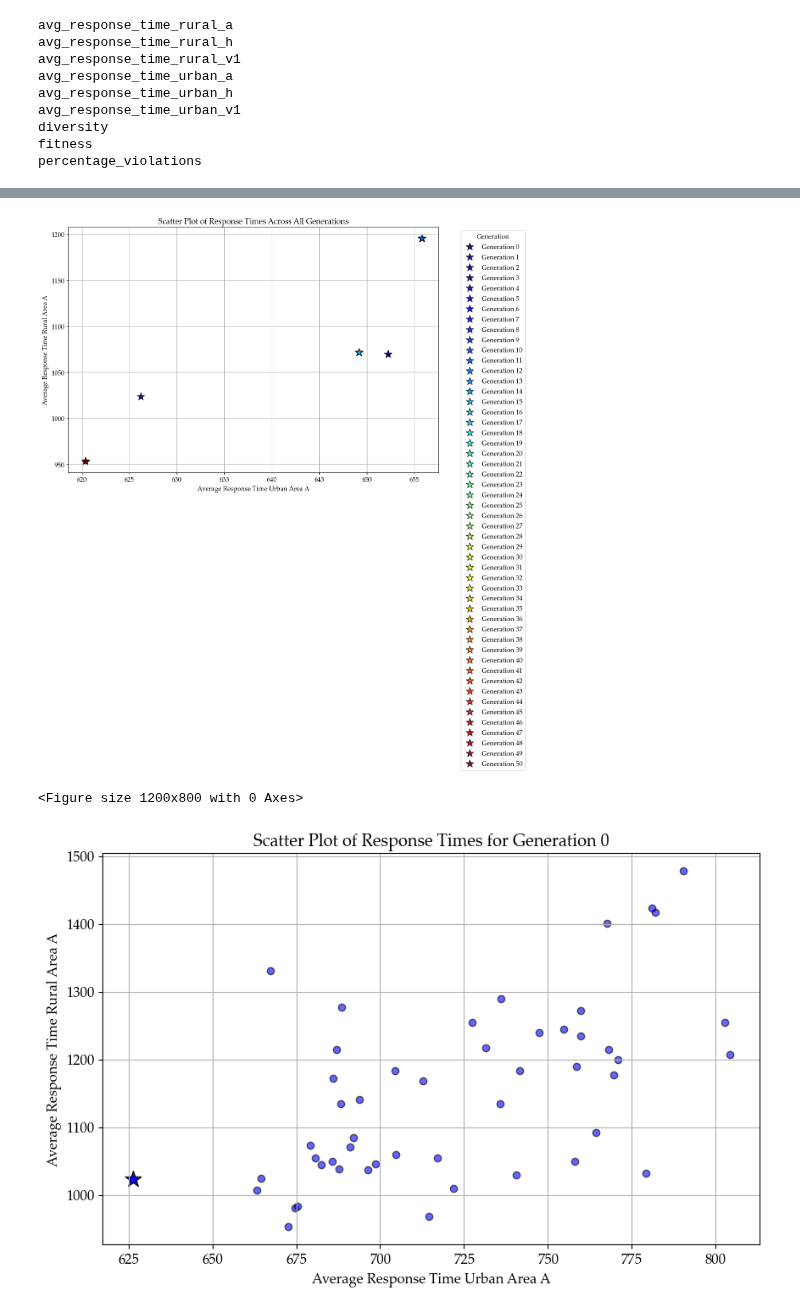
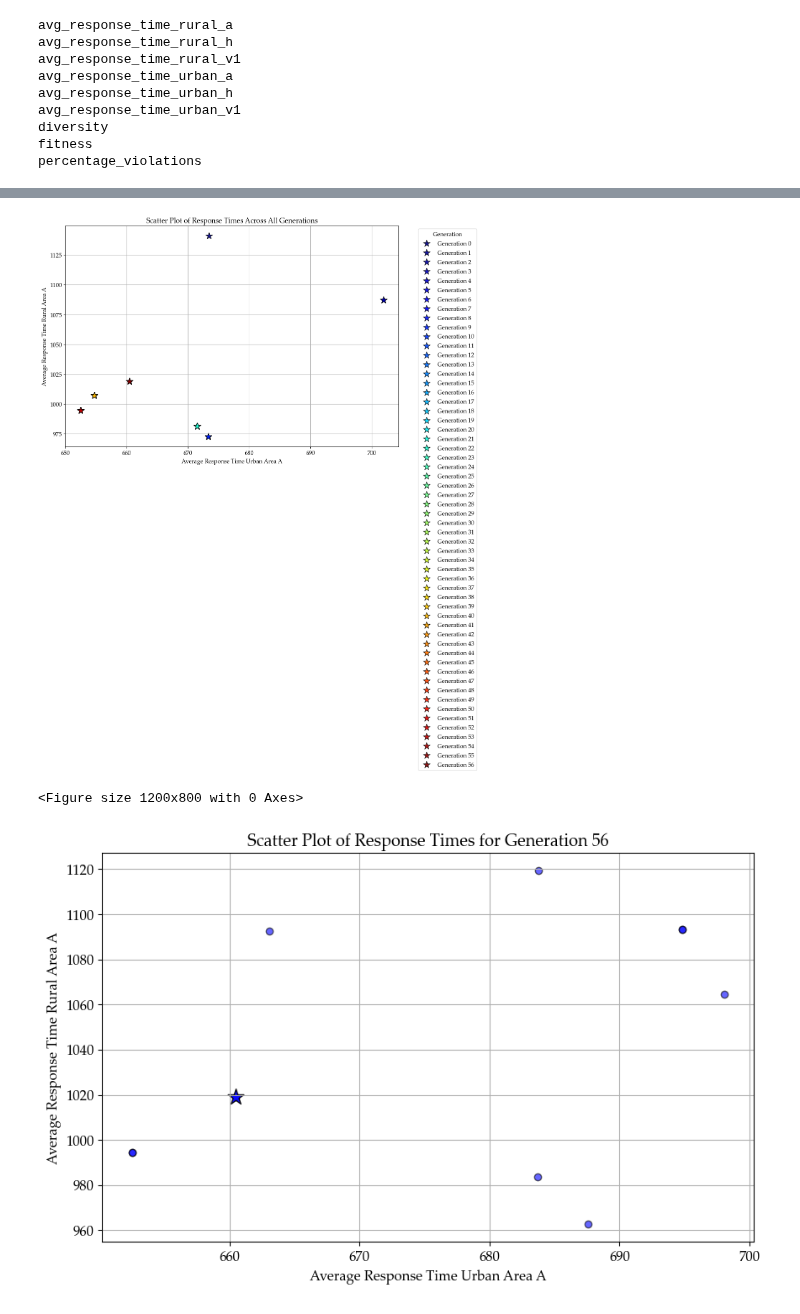
Before and after one commit to Emergency-Optimizers/Data-Processing, a Jupyter notebook: source/analysis/simulator/heuristics.ipynb, the cells around one changed output, grey strips where cells are left out. Saved outputs shown, nothing was run; the diff lists cells and outputs as text; code cells hidden in the pictures.

```diff
--- a/source/analysis/simulator/heuristics.ipynb
+++ b/source/analysis/simulator/heuristics.ipynb
@@ -21,7 +21,7 @@ import numpy as np
 # %% [markdown]
 # Constants
 # %%
-FOLDER_NAME = "2024_04_15_00_50_07"
+FOLDER_NAME = "2024_04_16_21_04_15"
 
 FOLDER_PATH = os.path.join(os.path.dirname(os.path.dirname(os.path.dirname(constants.PROJECT_DIRECTORY_PATH))), "Simulator", "data", FOLDER_NAME)
 # %% [markdown]
@@ -39,7 +39,7 @@ def plot_fitness_over_diversity(data):
     diversity_data = data['diversity']
 
     # Calculate best fitness for each generation
-    best_fitness_per_generation = [max(gen) for gen in fitness_data]
+    best_fitness_per_generation = [min(gen) for gen in fitness_data]
 
     # Convert diversity data from list of lists to list
     diversity = [gen[0] for gen in diversity_data]
@@ -60,6 +60,7 @@ def plot_fitness_over_diversity(data):
     ax2.plot(diversity, label='Diversity', marker='x', linestyle='--', color='r')
     ax2.set_ylabel('Diversity', color='r')
     ax2.tick_params(axis='y', labelcolor='r')
+    ax2.set_ylim(0, 1)
 
     # Title and legend
     matplotlib.pyplot.title('Best Fitness and Diversity Over Generations')
@@ -165,7 +166,7 @@ def plot_objective_over_generations(data, objective_key: str):
 # %% [markdown]
 # Main
 # %%
-ga_data = load_json("HybridGA")
+ga_data = load_json("GA")
 
 for key, value in ga_data.items():
     print(key)
@@ -198,12 +199,12 @@ scatter_plot_over_two_objectives(ga_data, generation=None, onlyBest=False)
 # %%
 scatter_plot_over_two_objectives(ga_data, generation=None, onlyBest=True)
 # %% [output]
-[figure, old version]
+[figure, new version]
 # %%
 initial_population = 0
 final_generation = len(ga_data["fitness"]) - 1
 
-scatter_plot_over_two_objectives(ga_data, generation=initial_population, onlyBest=False)
+scatter_plot_over_two_objectives(ga_data, generation=final_generation, onlyBest=False)
 # %% [output]
 <Figure size 1200x800 with 0 Axes>
-[figure, old version]
+[figure, new version]
```
Also changed, not shown: parts of 4 cells of this notebook.
